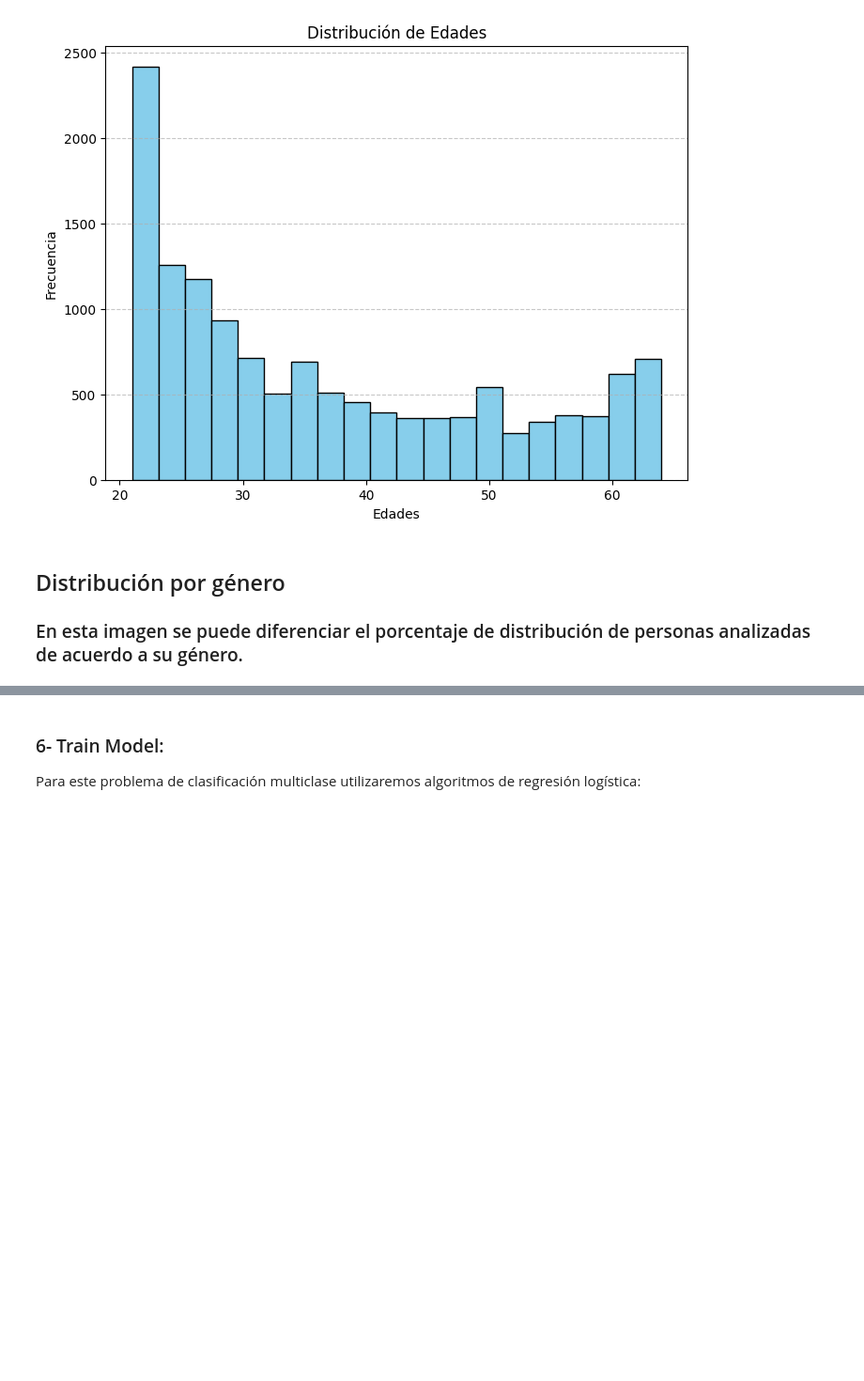
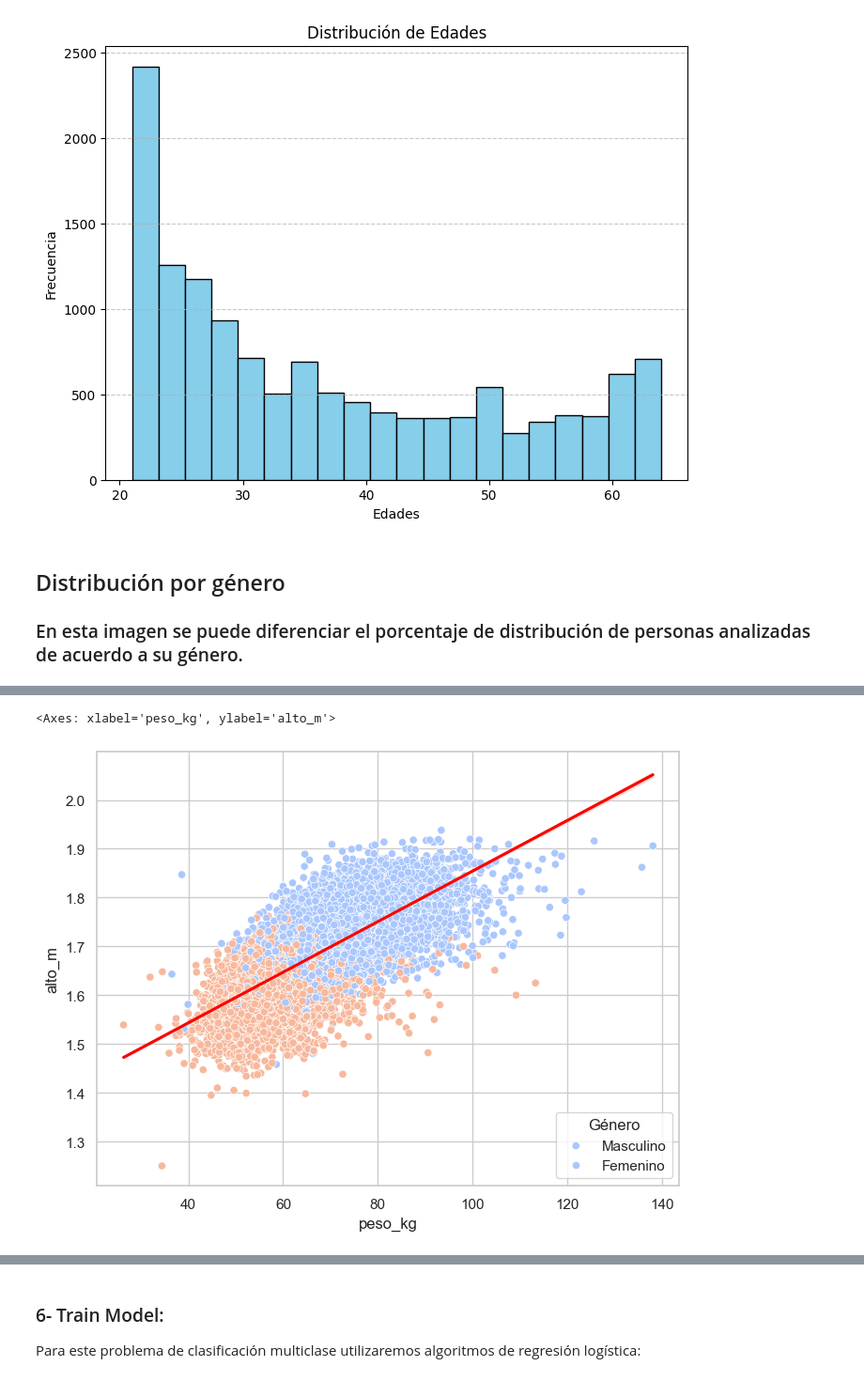
Before and after one commit to sosarodrigox/Grupo1-PP1, a Jupyter notebook: grupo1_pp1.ipynb, the cells around one changed output, grey strips where cells are left out. Shown at 94% size. Drawn from its saved outputs; the diff is of its cells as text; code cells hidden in the pictures; blank space fills up the shorter version.

```diff
--- a/grupo1_pp1.ipynb
+++ b/grupo1_pp1.ipynb
@@ -400,0 +437,9 @@ plt.show()
+# %%
+plt.figure(figsize=(8, 6))
+sns.scatterplot(x='peso_kg', y='alto_m', data=df_copy, hue='genero', palette='coolwarm')
+plt.legend(title='Género', loc='lower right', labels=['Masculino','Femenino'])
+# Crea la línea de regresión con un color diferente
+sns.regplot(data=df_copy, x="peso_kg", y="alto_m", ci=95, color='red', scatter=False)
+# %% [output]
+<Axes: xlabel='peso_kg', ylabel='alto_m'>
+[figure, added]
```
Also changed, not shown: parts of 12 cells of this notebook.
